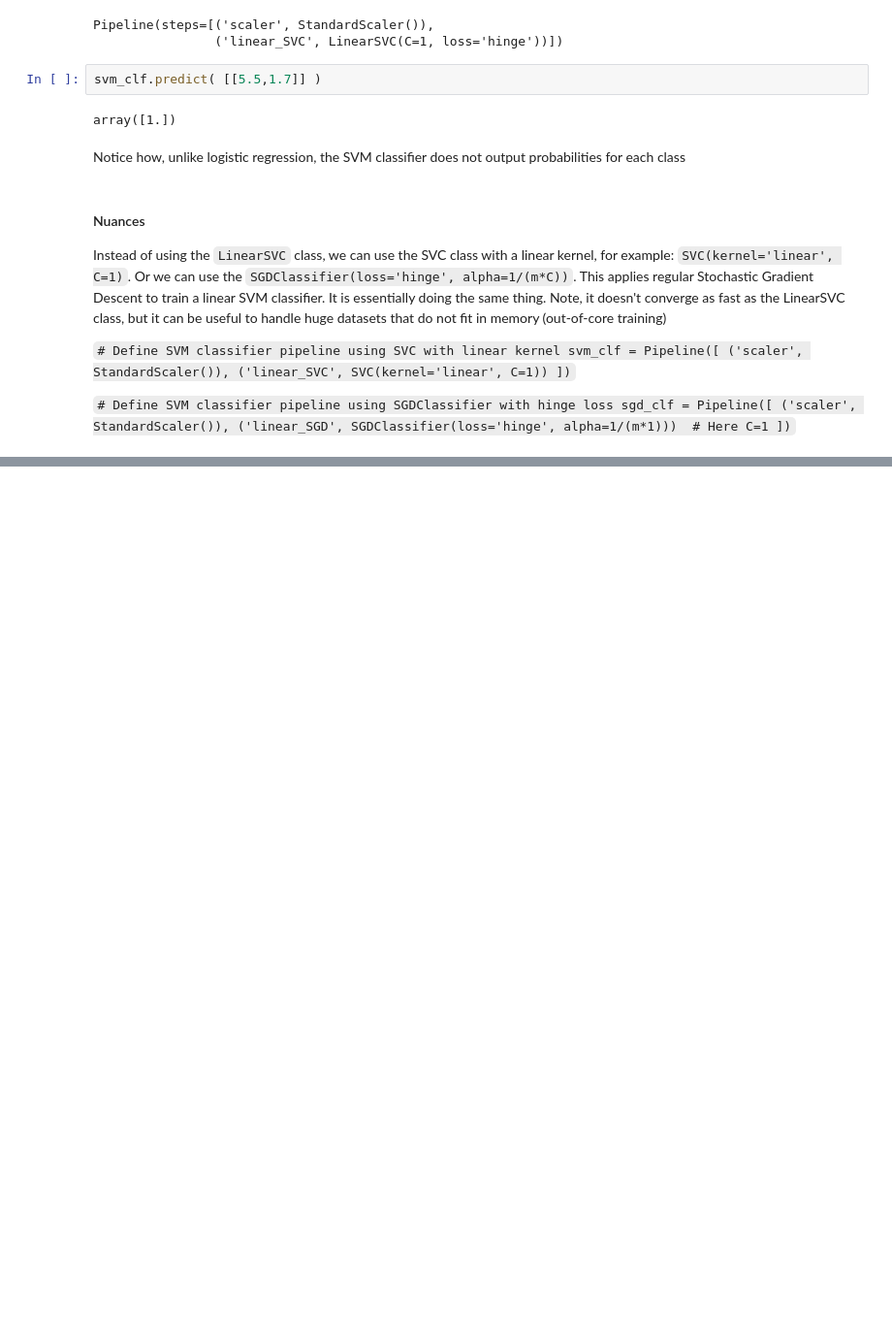
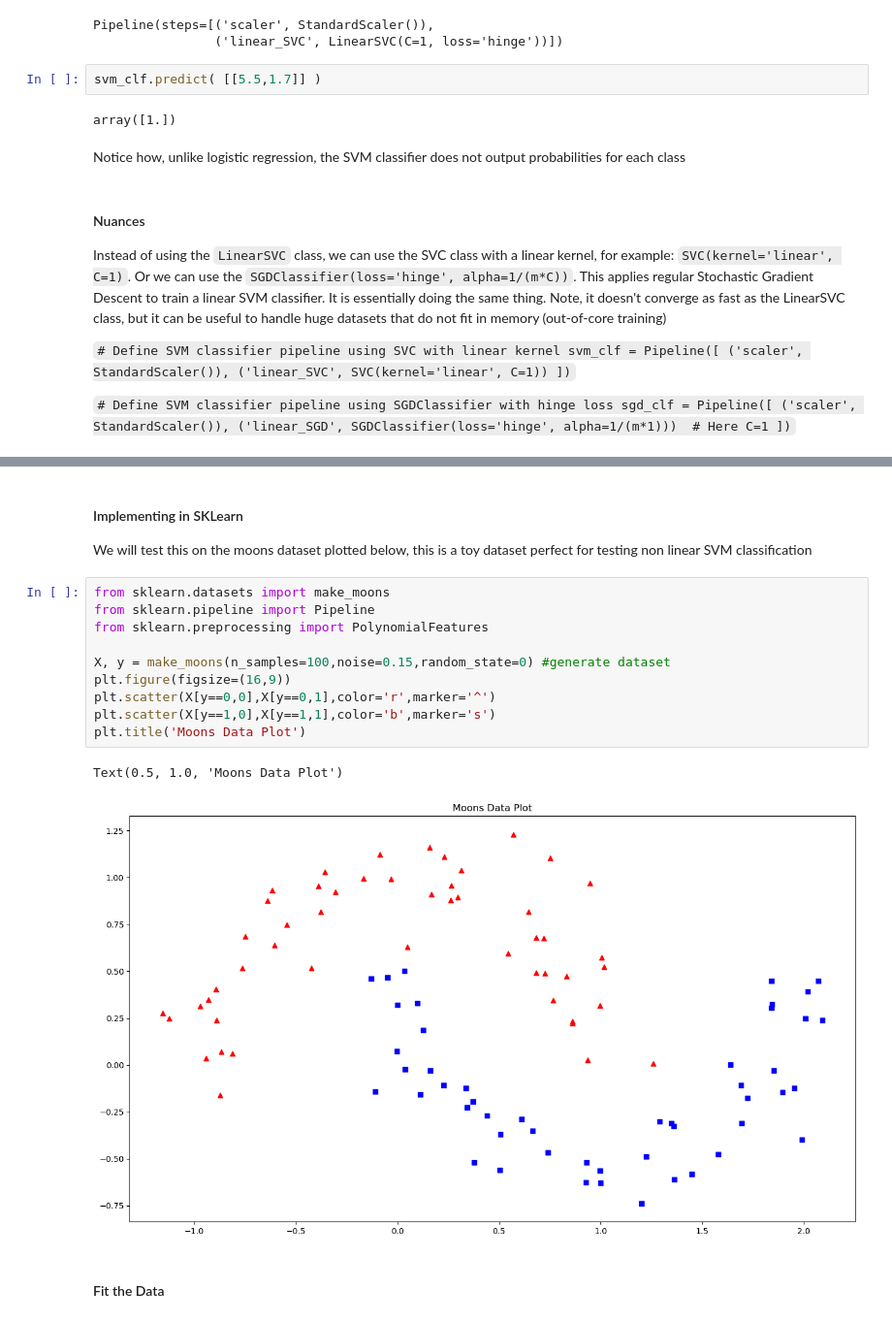
Before and after one commit to LilacOrchid/MachineLearningPractice, a Jupyter notebook: SVM Theory.ipynb, the cells around one changed output, grey strips where cells are left out. Shown: that part at 97% size. Cells and saved outputs as stored; diff of their text form; blank space fills up the shorter version.

```diff
--- a/SVM Theory.ipynb
+++ b/SVM Theory.ipynb
@@ -114,0 +148,18 @@ sgd_clf = Pipeline([
+# %% [markdown]
+#### Implementing in SKLearn
+We will test this on the moons dataset plotted below, this is a toy dataset perfect for testing non linear SVM classification
+# %%
+from sklearn.datasets import make_moons
+from sklearn.pipeline import Pipeline
+from sklearn.preprocessing import PolynomialFeatures
+
+X, y = make_moons(n_samples=100,noise=0.15,random_state=0) #generate dataset
+plt.figure(figsize=(16,9))
+plt.scatter(X[y==0,0],X[y==0,1],color='r',marker='^')
+plt.scatter(X[y==1,0],X[y==1,1],color='b',marker='s')
+plt.title('Moons Data Plot')
+# %% [output]
+Text(0.5, 1.0, 'Moons Data Plot')
+[figure, added]
+# %% [markdown]
+#### Fit the Data
```
Also changed, not shown: parts of 8 cells of this notebook.
